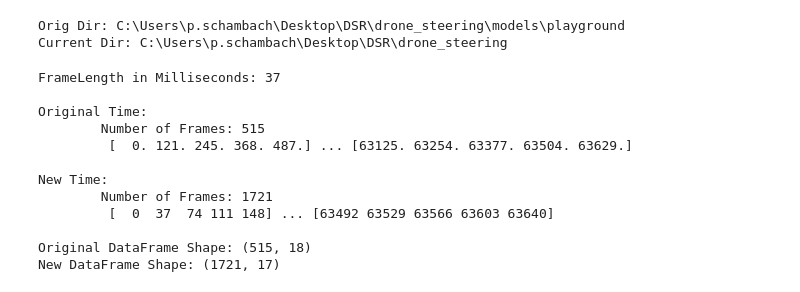
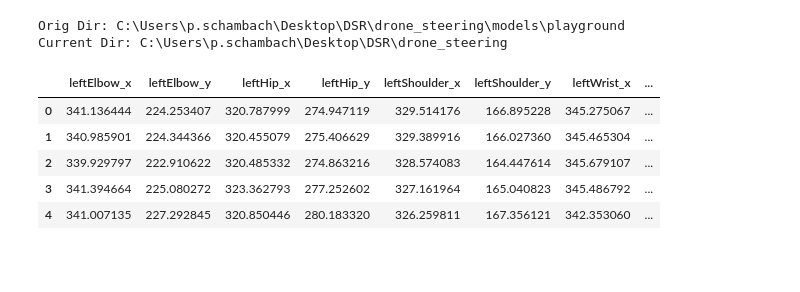
Before and after one commit to chriswegmann/drone_steering, a Jupyter notebook: models/playground/Interpolation.ipynb, the cells around one changed output. Cells and saved outputs as stored; diff of their text form; code cells hidden in the pictures; blank space fills up the shorter version.

```diff
--- a/models/playground/Interpolation.ipynb
+++ b/models/playground/Interpolation.ipynb
@@ -18,26 +18,19 @@ print("Current Dir:",os.getcwd())
 Orig Dir: C:\Users\p.schambach\Desktop\DSR\drone_steering\models\playground
 Current Dir: C:\Users\p.schambach\Desktop\DSR\drone_steering
 # %%
-#C:\Users\p.schambach\Desktop\DSR\drone_steering\data\archive\gesture_original\features_flip_c_03_120.csv
-data_path = 'data/archive/gesture_original/features_flip_c_03_120.csv'
+data_path = 'data/gesture/features/features_flip_c_03_120.csv'
 df_orig = pd.read_csv(data_path,sep=',')
+# %%
+df_orig.head()
+# %% [output]
+|  | leftElbow_x | leftElbow_y | leftHip_x | leftHip_y | leftShoulder_x | leftShoulder_y | leftWrist_x | ... |
+| 0 | 341.136444 | 224.253407 | 320.787999 | 274.947119 | 329.514176 | 166.895228 | 345.275067 | ... |
+| 1 | 340.985901 | 224.344366 | 320.455079 | 275.406629 | 329.389916 | 166.027360 | 345.465304 | ... |
+| 2 | 339.929797 | 222.910622 | 320.485332 | 274.863216 | 328.574083 | 164.447614 | 345.679107 | ... |
+| 3 | 341.394664 | 225.080272 | 323.362793 | 277.252602 | 327.161964 | 165.040823 | 345.486792 | ... |
+| 4 | 341.007135 | 227.292845 | 320.850446 | 280.183320 | 326.259811 | 167.356121 | 342.353060 | ... |
 # %%
 from app_local.module import DataFrameInterpolator
 # %%
 di = DataFrameInterpolator()
 di.display_information()
-new_df = di.get_new_df(df_orig, 37)
-di.display_information()
-# %% [output]
-FrameLength in Milliseconds: 37
-
-Original Time:
-        Number of Frames: 515
-         [  0. 121. 245. 368. 487.] ... [63125. 63254. 63377. 63504. 63629.]
-
-New Time:
-        Number of Frames: 1721
-         [  0  37  74 111 148] ... [63492 63529 63566 63603 63640]
-
-Original DataFrame Shape: (515, 18)
-New DataFrame Shape: (1721, 17)
```
Also changed, not shown: parts of 4 cells of this notebook, 2 other files.
